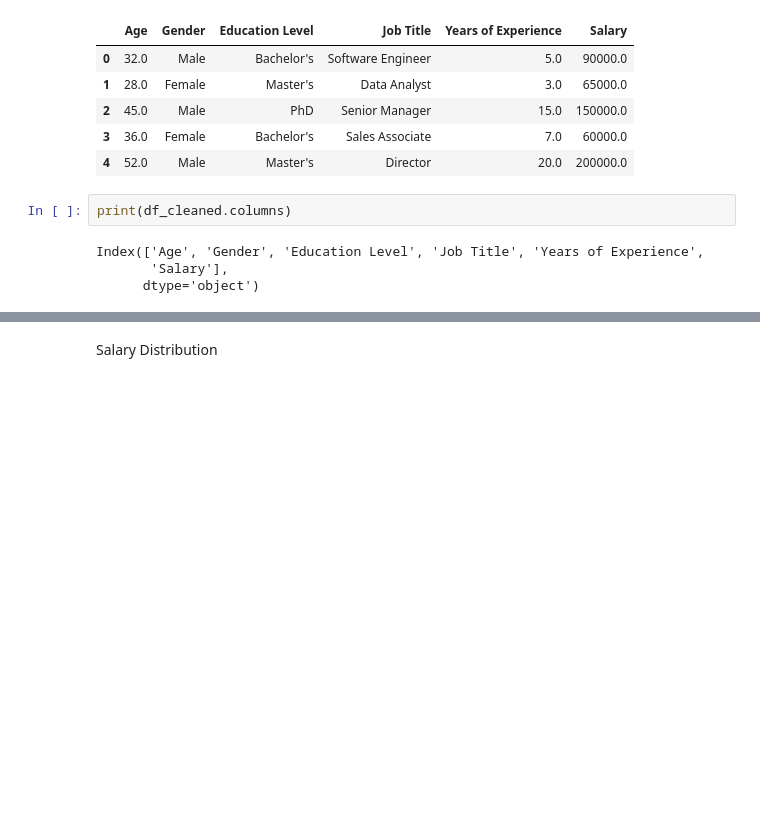
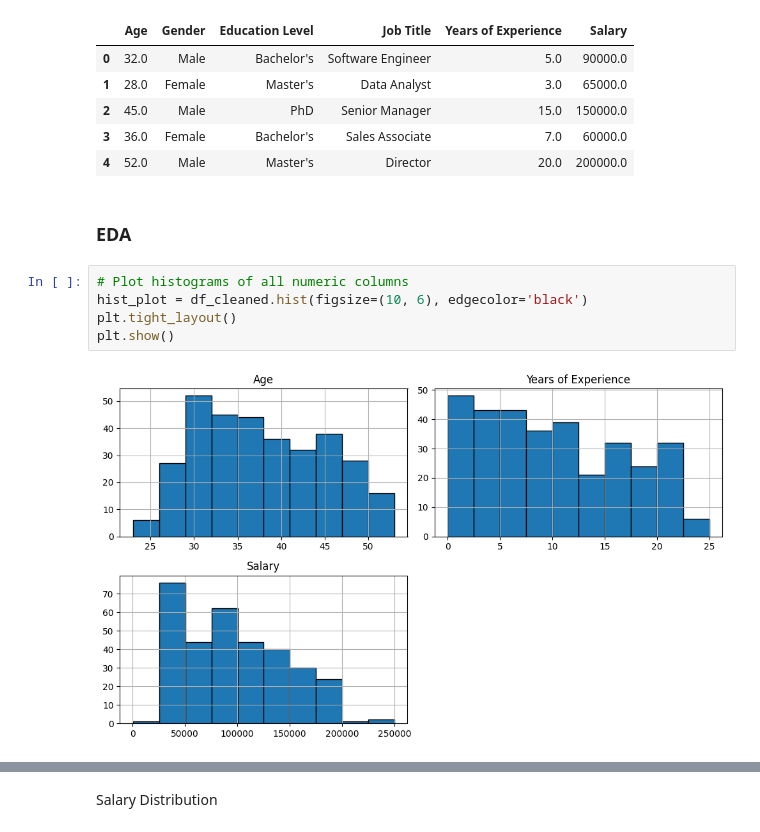
Before and after one commit to LanreAdetola/fair-pay-oracle, a Jupyter notebook: main.ipynb, the cells around one changed output, grey strips where cells are left out. Cells and saved outputs as stored; diff of their text form; blank space fills up the shorter version.

```diff
--- a/main.ipynb
+++ b/main.ipynb
@@ -130,9 +131,12 @@ df_cleaned.head()
 | 2 | 45.0 | Male | PhD | Senior Manager | 15.0 | 150000.0 |
 | 3 | 36.0 | Female | Bachelor's | Sales Associate | 7.0 | 60000.0 |
 | 4 | 52.0 | Male | Master's | Director | 20.0 | 200000.0 |
-# %%
-print(df_cleaned.columns)
-# %% [output]
-Index(['Age', 'Gender', 'Education Level', 'Job Title', 'Years of Experience',
-       'Salary'],
-      dtype='object')
+# %% [markdown]
+### EDA
+# %%
+# Plot histograms of all numeric columns
+hist_plot = df_cleaned.hist(figsize=(10, 6), edgecolor='black')
+plt.tight_layout()
+plt.show()
+# %% [output]
+[figure, added]
```
Also changed, not shown: parts of 44 cells of this notebook, 2 other files.
